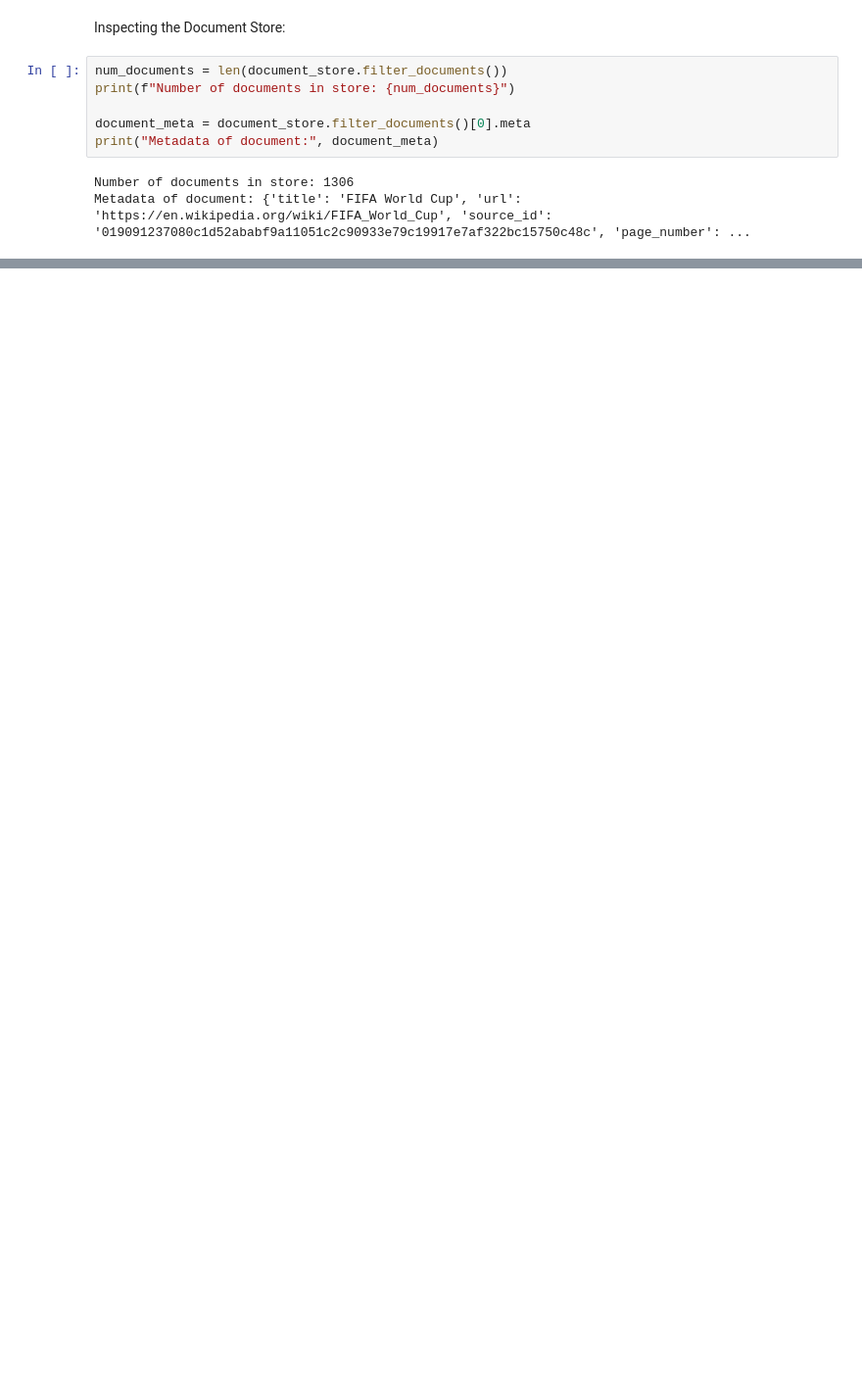
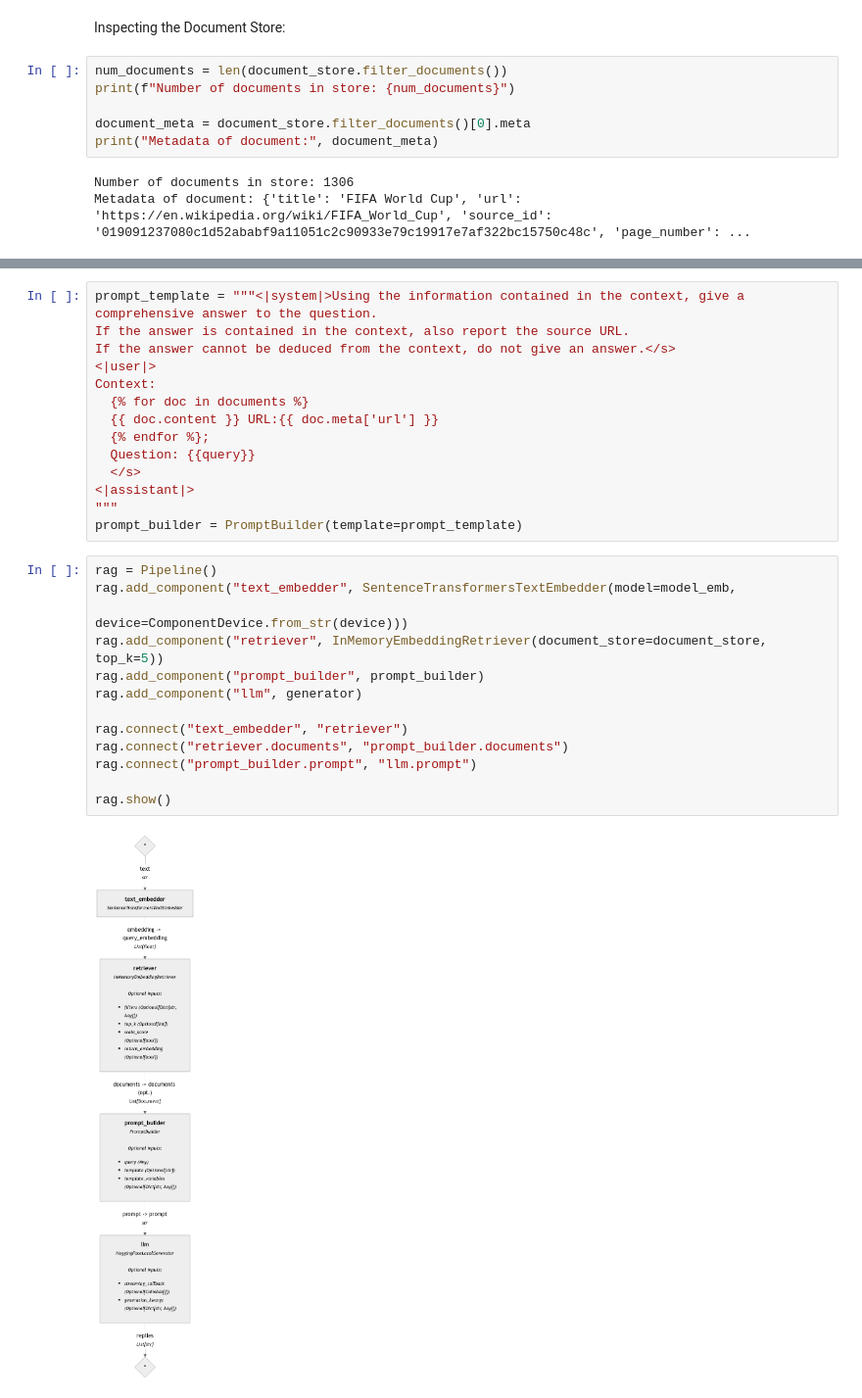
Before and after one commit to huggingface/smol-course, a Jupyter notebook: 8_rag/notebooks/naive_rag_haystack_example.ipynb, the cells around one changed output, grey strips where cells are left out. Shown: that part at 98% size. Cells and saved outputs as stored; diff of their text form; blank space fills up the shorter version.

```diff
--- a/8_rag/notebooks/naive_rag_haystack_example.ipynb
+++ b/8_rag/notebooks/naive_rag_haystack_example.ipynb
@@ -159,0 +176,29 @@ generator = HuggingFaceLocalGenerator("HuggingFaceTB/SmolLM2-135M-Instruct",
+# %%
+prompt_template = """<|system|>Using the information contained in the context, give a comprehensive answer to the question.
+If the answer is contained in the context, also report the source URL.
+If the answer cannot be deduced from the context, do not give an answer.</s>
+<|user|>
+Context:
+  {% for doc in documents %}
+  {{ doc.content }} URL:{{ doc.meta['url'] }}
+  {% endfor %};
+  Question: {{query}}
+  </s>
+<|assistant|>
+"""
+prompt_builder = PromptBuilder(template=prompt_template)
+# %%
+rag = Pipeline()
+rag.add_component("text_embedder", SentenceTransformersTextEmbedder(model=model_emb,
+                                                                    device=ComponentDevice.from_str(device)))
+rag.add_component("retriever", InMemoryEmbeddingRetriever(document_store=document_store, top_k=5))
+rag.add_component("prompt_builder", prompt_builder)
+rag.add_component("llm", generator)
+
+rag.connect("text_embedder", "retriever")
+rag.connect("retriever.documents", "prompt_builder.documents")
+rag.connect("prompt_builder.prompt", "llm.prompt")
+
+rag.show()
+# %% [output]
+[figure, added]
```
Also changed, not shown: parts of 8 cells of this notebook, 2 other files.
